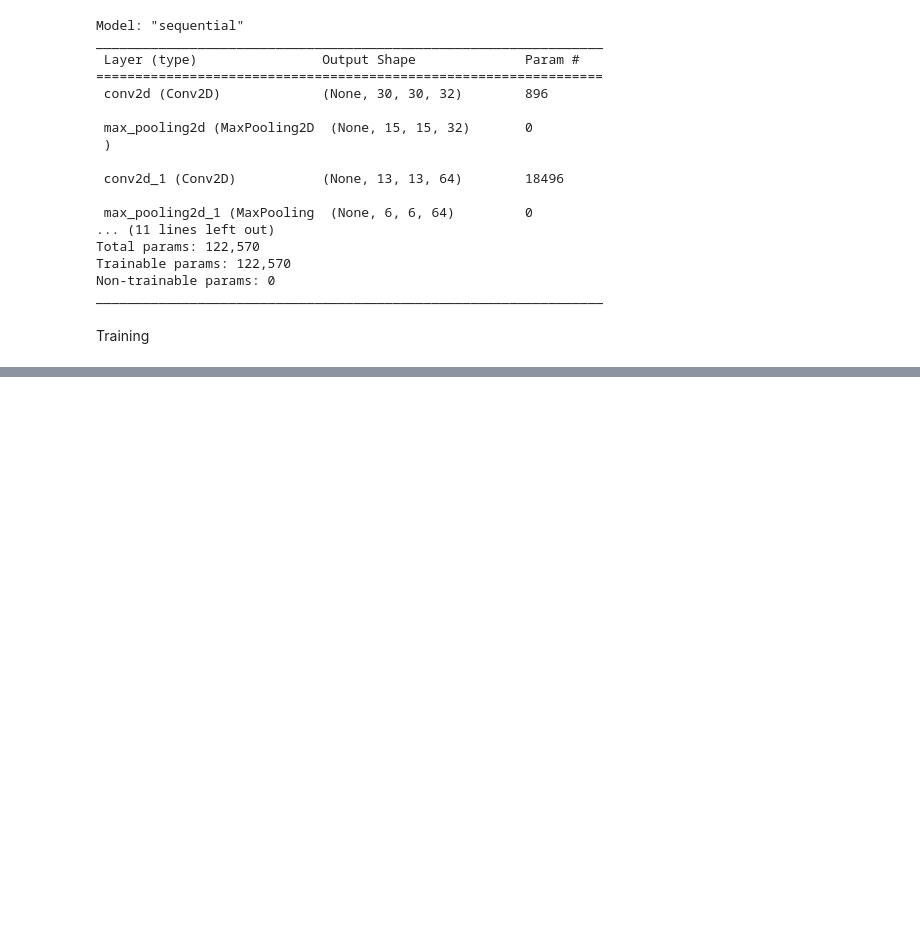
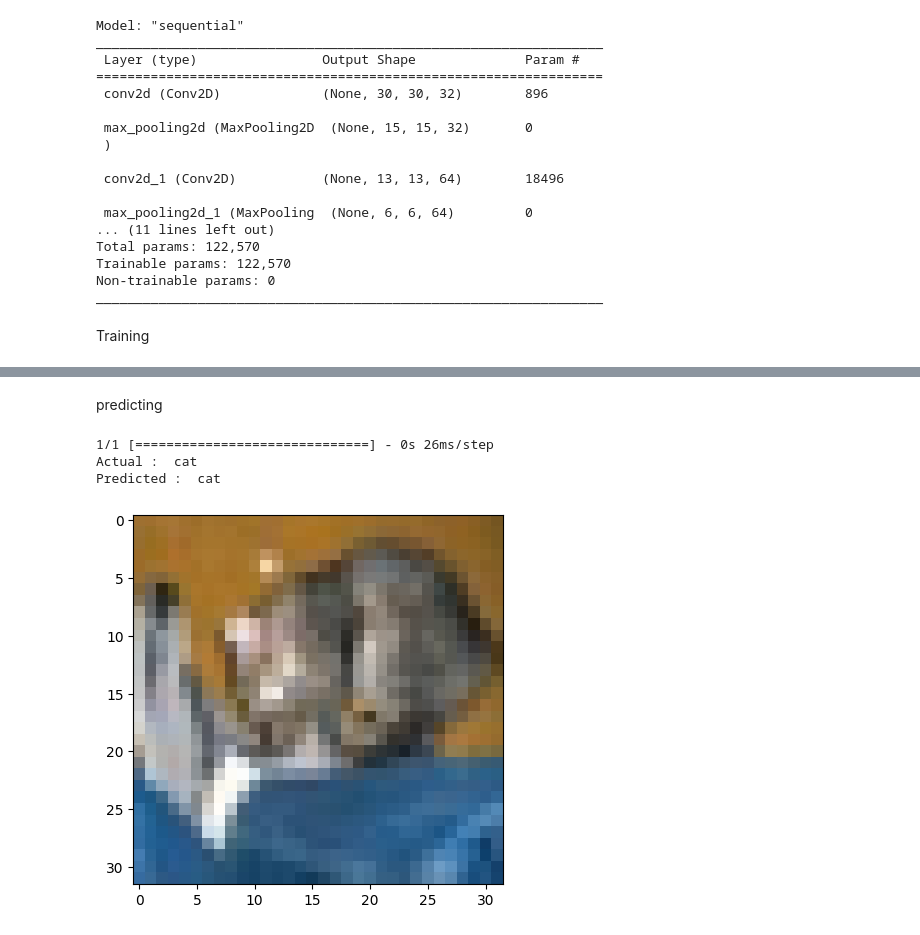
Before and after one commit to sumukhbhat12/Tensor-Flow-Course-FreeCodeCamp, a Jupyter notebook: Convolutional_Neural_Network.ipynb, the cells around one changed output, grey strips where cells are left out. Drawn from its saved outputs; the diff is of its cells as text; code cells hidden in the pictures; blank space fills up the shorter version.

```diff
--- a/Convolutional_Neural_Network.ipynb
+++ b/Convolutional_Neural_Network.ipynb
@@ -142,0 +153,17 @@ Epoch 10/10
+# %% [markdown]
+predicting
+# %%
+def get_predictions(index):
+  image = test_images[index]
+  label = test_labels[index]
+  pred = model.predict(image.reshape((-1,32,32,3)))
+  print("Actual : ", class_names[label[0]])
+  print("Predicted : ", class_names[np.argmax(pred)])
+  plt.imshow(image)
+# %%
+get_predictions(0)
+# %% [output]
+1/1 [==============================] - 0s 26ms/step
+Actual :  cat
+Predicted :  cat
+[figure, added]
```
Also changed, not shown: parts of 6 cells of this notebook.
